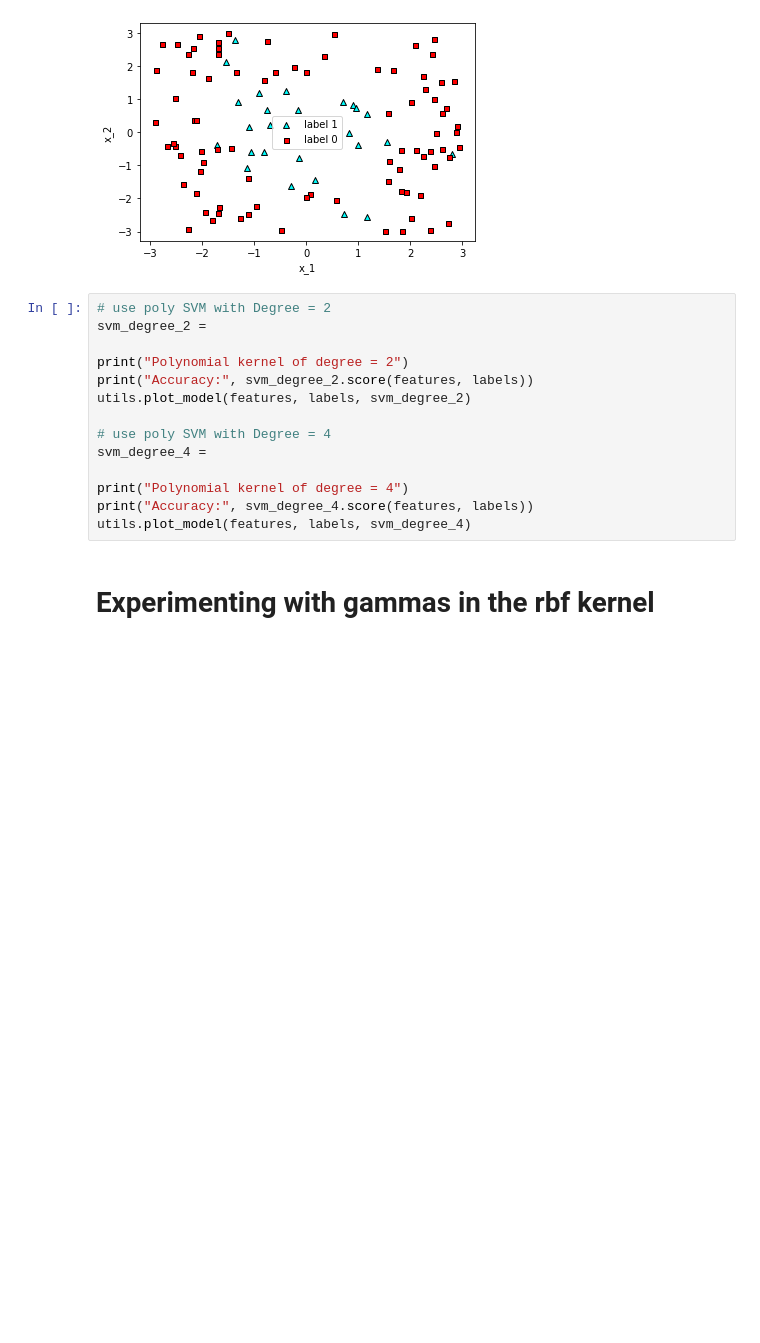
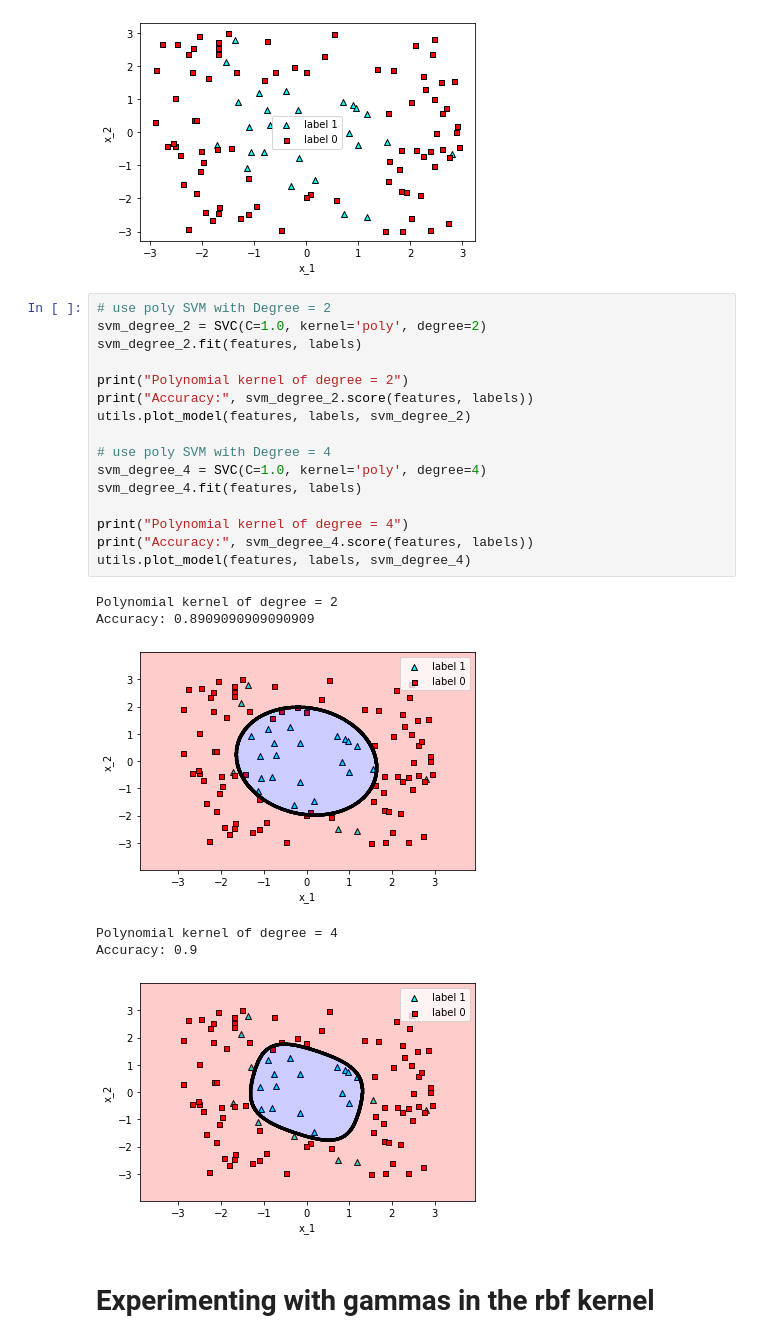
Before and after one commit to shrookehab/Machine_Learning1, a Jupyter notebook: Support_Vector_Machines/SVM_coding.ipynb, the cells around one changed output. Drawn from its saved outputs; the diff is of its cells as text; blank space fills up the shorter version.

```diff
--- a/Support_Vector_Machines/SVM_coding.ipynb
+++ b/Support_Vector_Machines/SVM_coding.ipynb
@@ -74,18 +74,27 @@ utils.plot_points(features, labels)
 [figure]
 # %%
 # use poly SVM with Degree = 2
-svm_degree_2 =
+svm_degree_2 = SVC(C=1.0, kernel='poly', degree=2)
+svm_degree_2.fit(features, labels)
 
 print("Polynomial kernel of degree = 2")
 print("Accuracy:", svm_degree_2.score(features, labels))
 utils.plot_model(features, labels, svm_degree_2)
 
 # use poly SVM with Degree = 4
-svm_degree_4 =
+svm_degree_4 = SVC(C=1.0, kernel='poly', degree=4)
+svm_degree_4.fit(features, labels)
 
 print("Polynomial kernel of degree = 4")
 print("Accuracy:", svm_degree_4.score(features, labels))
 utils.plot_model(features, labels, svm_degree_4)
+# %% [output]
+Polynomial kernel of degree = 2
+Accuracy: 0.8909090909090909
+[figure, added]
+Polynomial kernel of degree = 4
+Accuracy: 0.9
+[figure, added]
 # %% [markdown]
 # Experimenting with gammas in the rbf kernel
 # %%
```
Also changed, not shown: parts of 2 cells of this notebook.
